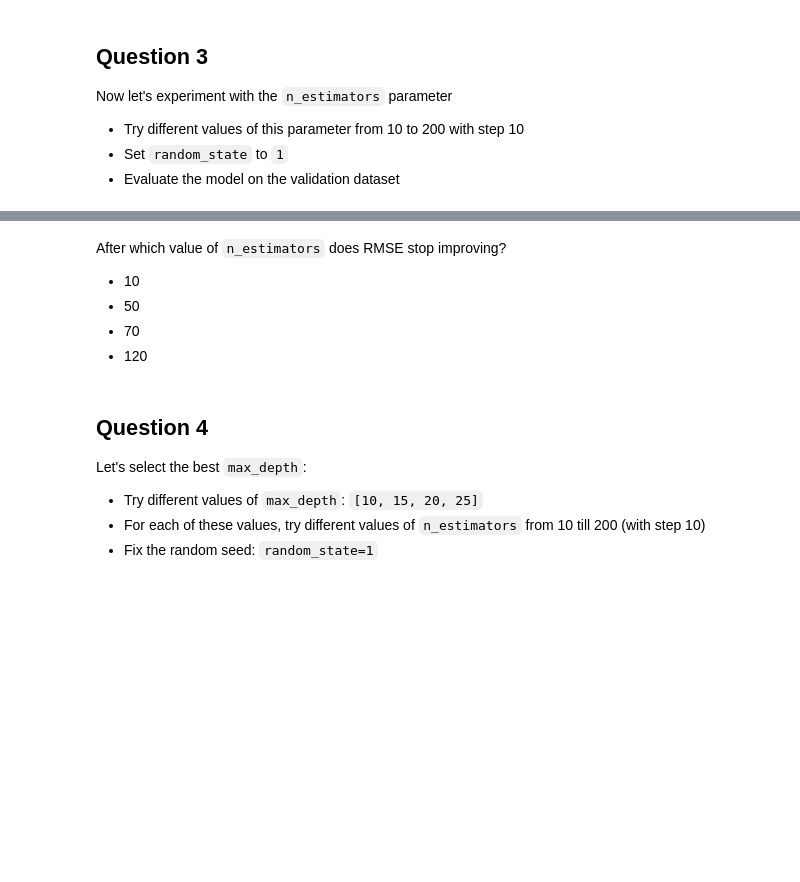
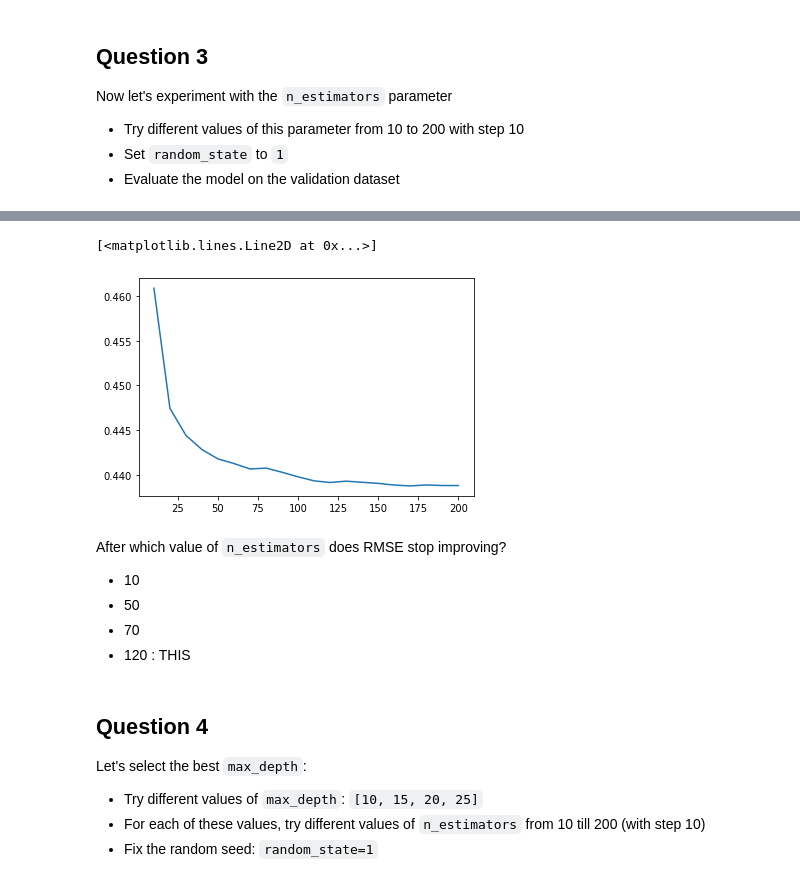
Before and after one commit to BountyHunter1999/Machine-Learning-Zoom-Camp, a Jupyter notebook: Homeworks/Homework #6.ipynb, the cells around one changed output, grey strips where cells are left out. Cells and saved outputs as stored; diff of their text form; code cells hidden in the pictures; blank space fills up the shorter version.

```diff
--- a/Homeworks/Homework #6.ipynb
+++ b/Homeworks/Homework #6.ipynb
@@ -180,0 +186,9 @@ Train a random forest model with these parameters:
+# %%
+rf = RandomForestRegressor(n_estimators=10,
+                          n_jobs=-1,
+                          random_state=1)
+rf.fit(X_train, y_train)
+
+y_pred = rf.predict(X_val)
+rmse = np.sqrt(mean_squared_error(y_val, y_pred)) # y_true, y_pred
+round(rmse,3)
@@ -193,3 +209,6 @@ Now let's experiment with the `n_estimators` parameter
 * Try different values of this parameter from 10 to 200 with step 10
 * Set `random_state` to `1`
 * Evaluate the model on the validation dataset
+# %%
+estimators = np.arange(10,210, step=10)
+estimators
@@ -195,0 +218,12 @@ Now let's experiment with the `n_estimators` parameter
+# %%
+scores = []
+for n in estimators:
+  rf = RandomForestRegressor(n_estimators=n,
+                            n_jobs=-1,
+                            random_state=1)
+  rf.fit(X_train, y_train)
+
+  y_pred = rf.predict(X_val)
+  rmse = np.sqrt(mean_squared_error(y_val, y_pred)) # y_true, y_pred
+  print(f"for n_estimator={n} rmse={round(rmse,5)}")
+  scores.append((n, rmse))
@@ -196,10 +251,16 @@ Now let's experiment with the `n_estimators` parameter
+# %%
+df_scores = pd.DataFrame(scores, columns=['n_estimators', 'rmse'])
+plt.plot(df_scores.n_estimators, df_scores.rmse)
+# %% [output]
+[<matplotlib.lines.Line2D at 0x...>]
+[figure, added]
 # %% [markdown]
 After which value of `n_estimators` does RMSE stop improving?
 
 - 10
 - 50
 - 70
-- 120
+- 120 : THIS
 # %% [markdown]
 ## Question 4
 
```
Also changed, not shown: parts of 35 cells of this notebook.
